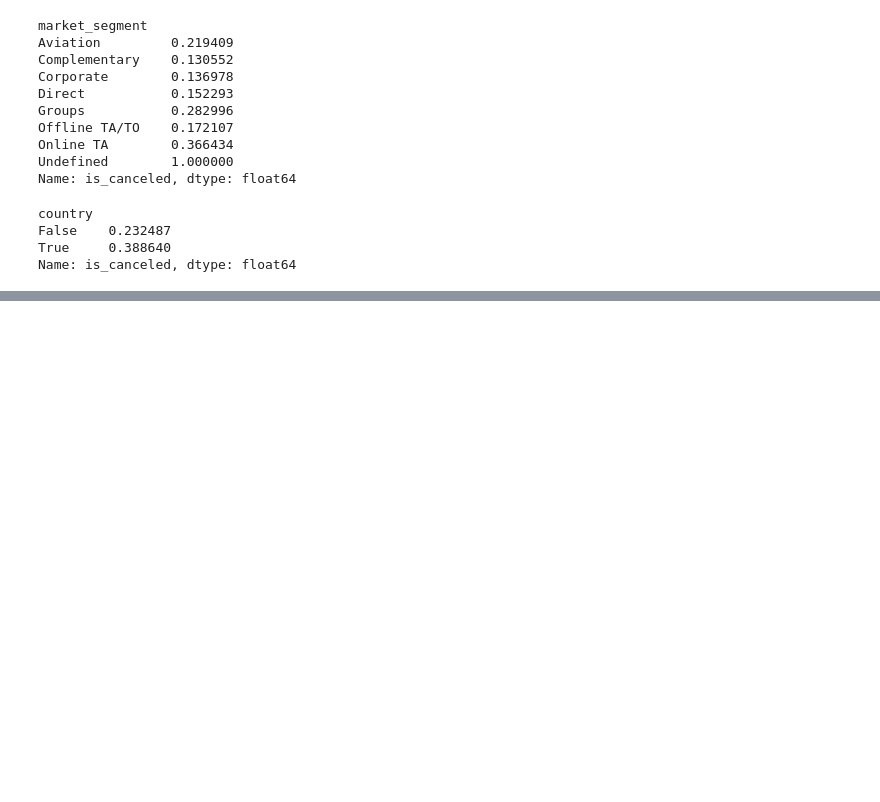
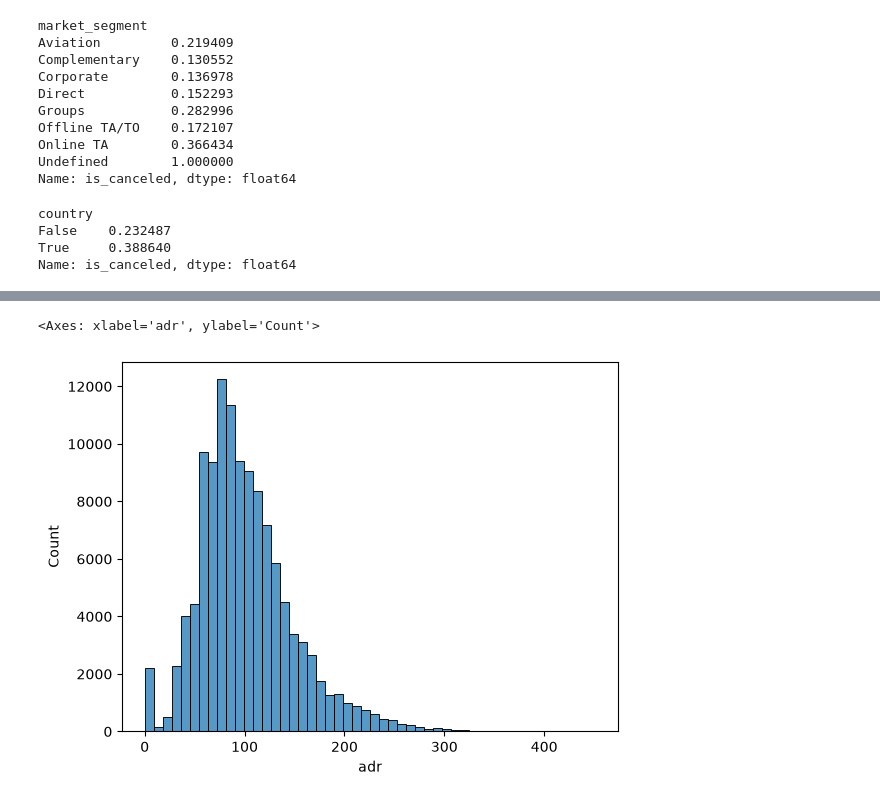
Before and after one commit to Hiruna01/hotel-booking-intelligence, a Jupyter notebook: notebooks/01_eda_cleaning.ipynb, the cells around one changed output, grey strips where cells are left out. Saved outputs shown, nothing was run; the diff lists cells and outputs as text; code cells hidden in the pictures; blank space fills up the shorter version.

```diff
--- a/notebooks/01_eda_cleaning.ipynb
+++ b/notebooks/01_eda_cleaning.ipynb
@@ -185,0 +273,6 @@ Name: is_canceled, dtype: float64
+# %%
+df = df[(df["adr"] >= 0) & (df["adr"] < 500)]   # threshold: check quantiles first
+sns.histplot(df["adr"], bins=50)
+# %% [output]
+<Axes: xlabel='adr', ylabel='Count'>
+[figure, added]
```
Also changed, not shown: parts of 24 cells of this notebook.
